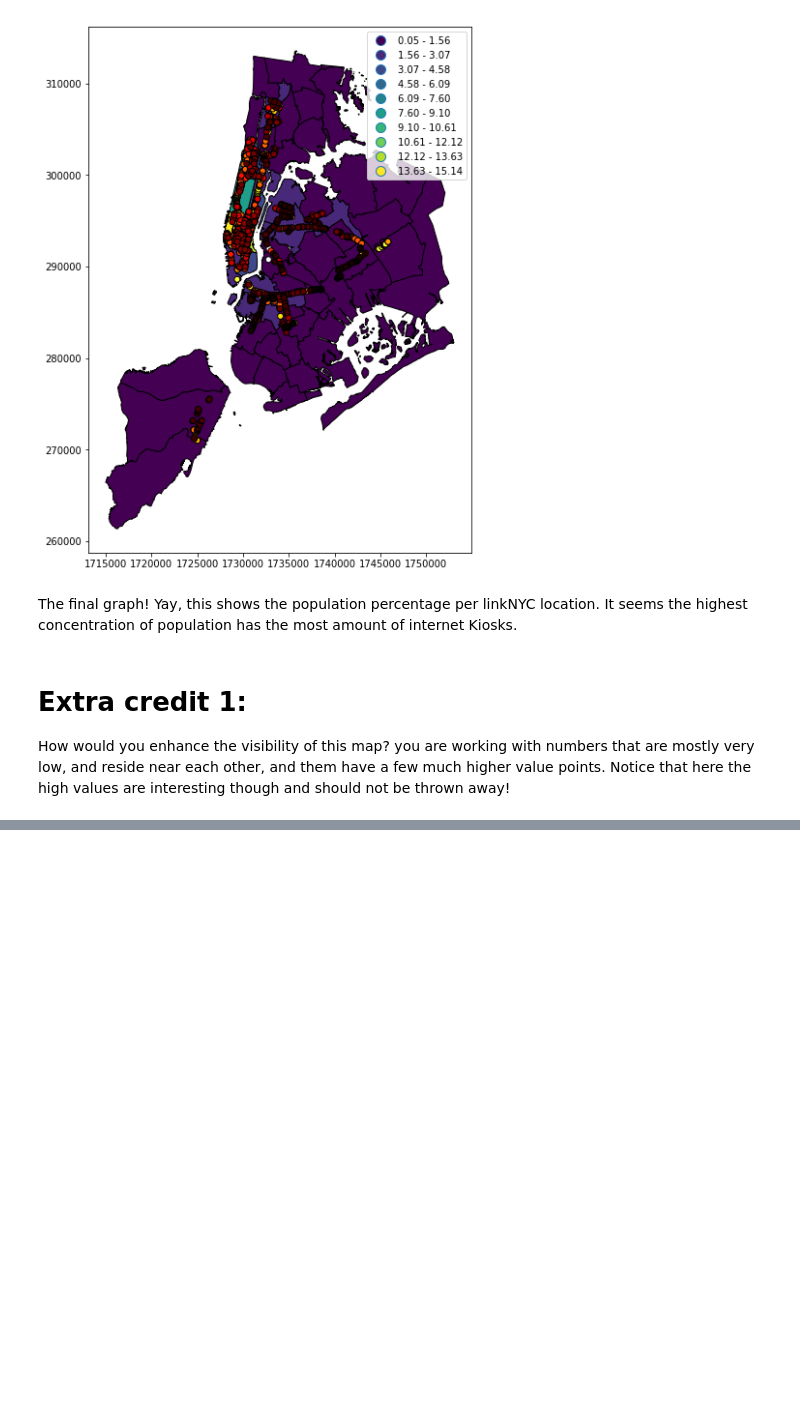
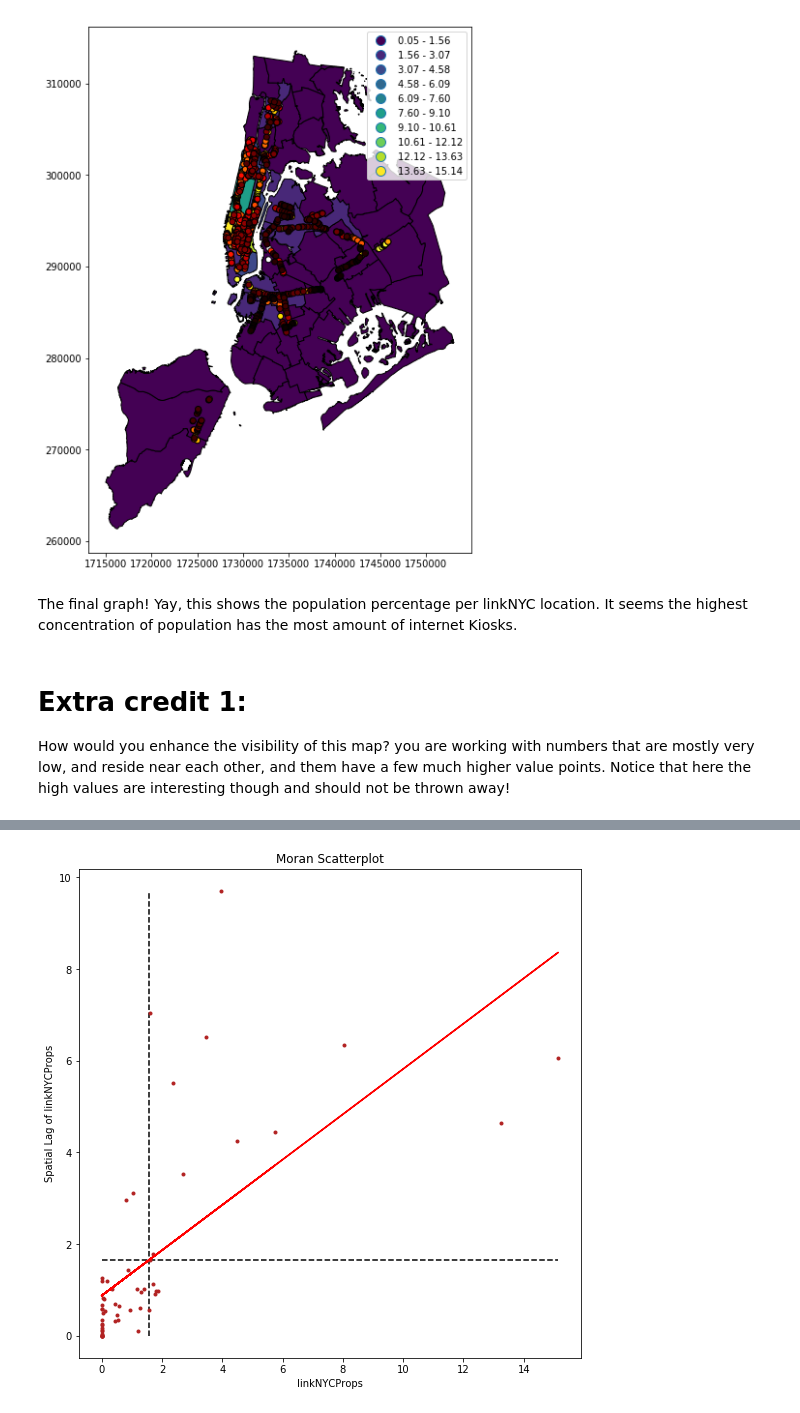
Before and after one commit to sarahJune1/PUI2018_sjs909, a Jupyter notebook: HW7_sjs909/geopandas_census_sjs909.ipynb, the cells around one changed output, grey strips where cells are left out. Cells and saved outputs as stored; diff of their text form; code cells hidden in the pictures; blank space fills up the shorter version.

```diff
--- a/HW7_sjs909/geopandas_census_sjs909.ipynb
+++ b/HW7_sjs909/geopandas_census_sjs909.ipynb
@@ -545,0 +677,17 @@ linkNYC.to_crs(naec).plot(edgecolor='black',figsize=(10,10),legend=True,ax=base,
+# %%
+f, ax = plt.subplots(1, figsize=(9, 9))
+
+plt.plot(linkNYCProp, linkNYCPropLag, '.', color='firebrick')
+
+ # dashed vert at mean of the last year's PCI
+plt.vlines(linkNYCProp.mean(), linkNYCPropLag.min(), linkNYCPropLag.max(), linestyle='--')
+ # dashed horizontal at mean of lagged PCI
+plt.hlines(linkNYCPropLag.mean(), linkNYCProp.min(), linkNYCProp.max(), linestyle='--')
+
+# red line of best fit using global I as slope
+plt.plot(linkNYCProp, a + b*linkNYCProp, 'r')
+plt.title('Moran Scatterplot')
+plt.ylabel('Spatial Lag of linkNYCProps')
+plt.xlabel('linkNYCProps');
+# %% [output]
+[figure, added]
```
Also changed, not shown: parts of 21 cells of this notebook, 7 other files.
